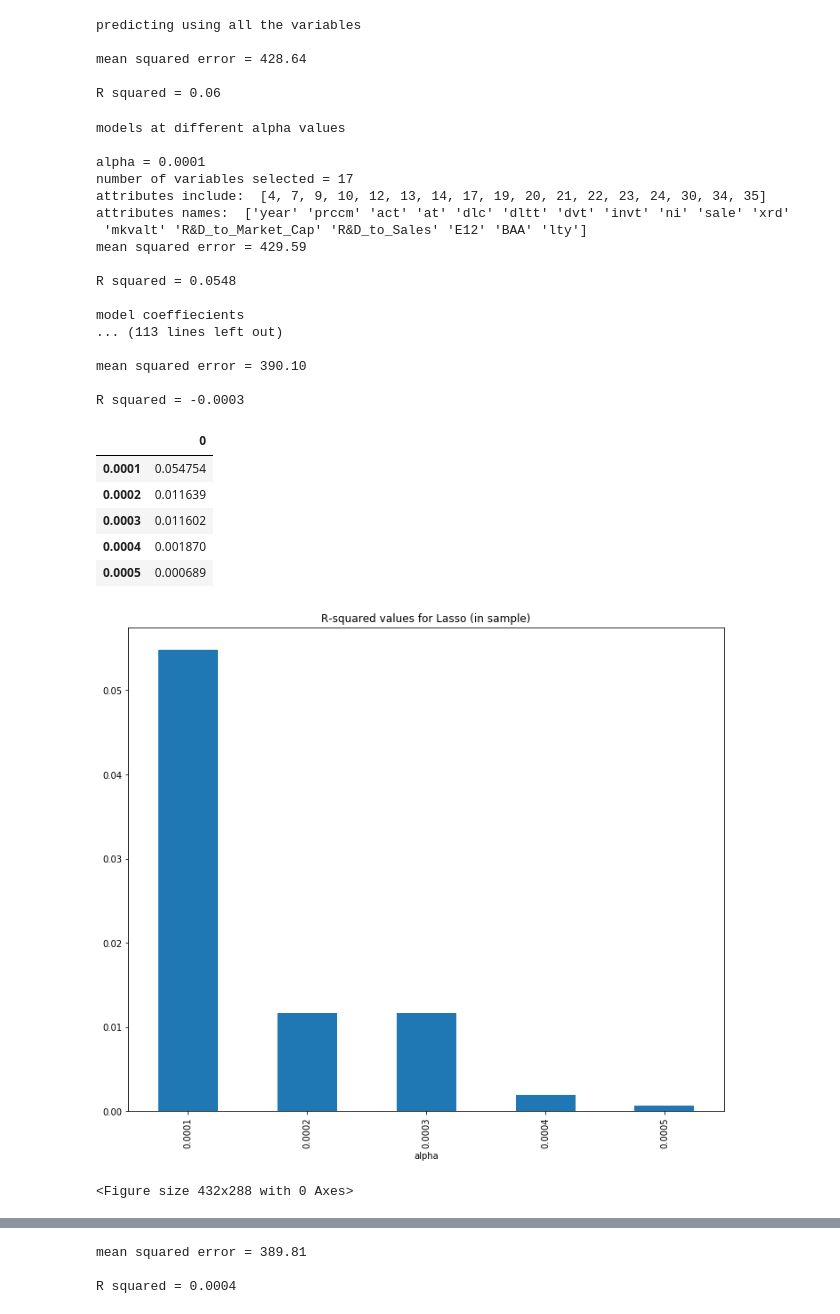
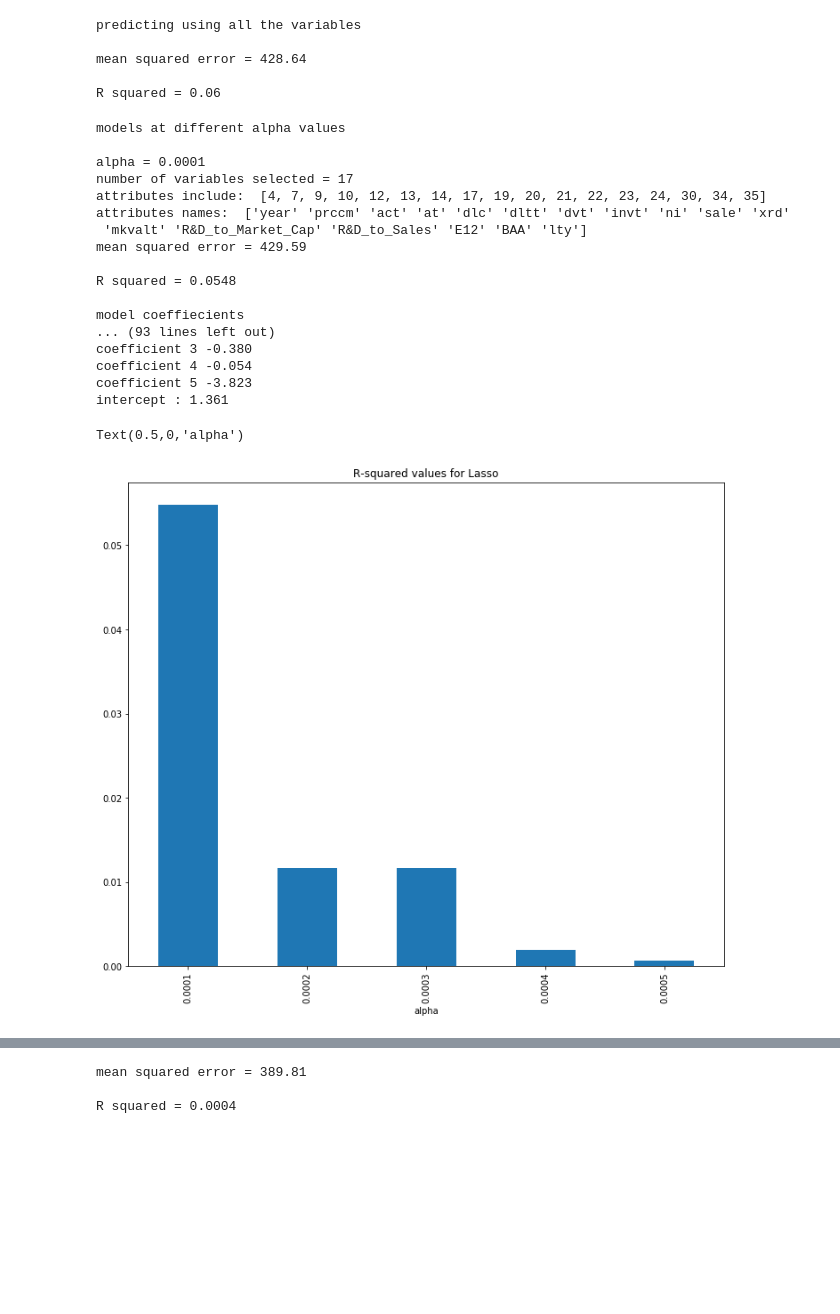
Before and after one commit to TimZhiX/Big-Data-in-Finance-II, a Jupyter notebook: Assignment2/BigData2_Assignment2_Group7.ipynb, the cells around one changed output, grey strips where cells are left out. Cells and saved outputs as stored; diff of their text form; code cells hidden in the pictures; blank space fills up the shorter version.

```diff
--- a/Assignment2/BigData2_Assignment2_Group7.ipynb
+++ b/Assignment2/BigData2_Assignment2_Group7.ipynb
@@ -166,7 +238,7 @@ warnings.filterwarnings('ignore')
 np.random.seed(123)
 # %%
 # load the data
-df = pd.read_csv('../data/stocks_presentations/Stocks_data.csv', low_memory = False, index_col=0)
+df = pd.read_csv('C:/Users/eric_/Documents/Stuff/Uni/Imperial/Notes/Courses/Summer/Big Data 2/Assignment/2/data/Stocks_data.csv', low_memory = False, index_col=0)
 
 # check data structure
 df.shape
@@ -477,11 +558,7 @@ print("\nmodels at different alpha values\n")
 # alpa_values = [0.22, 0.08, 0.01]
 alpa_values = [0.0001, 0.0002, 0.0003, 0.0004, 0.0005]
 rsq = []
-rsq2 = []
 for alpha in alpa_values:
-    # use train set to train
-    x, y = X_train, y_train.reshape(-1)
-    x.shape, y.shape
     indices = get_coef(x, y, alpha)
     print("alpha = %0.4f\nnumber of variables selected = %d" % (alpha, len(indices)))  # check coef
     print("attributes include: ", indices)  # check index
@@ -493,13 +570,6 @@ for alpha in alpa_values:
     model_worth(y, predicted_y)
     rsq.append(r_squared(y,predicted_y))
     view_model(model)
-
-    # use testset to predict
-    x, y = X_test, y_test.reshape(-1)
-    x_new = x[:, indices]
-    predicted_y = model.predict(x_new)
-    model_worth(y, predicted_y)
-    rsq2.append(r_squared(y,predicted_y))
 # %% [output]
 models at different alpha values
 
@@ -513,28 +583,16 @@ mean squared error = 429.59
 R squared = 0.0548
 
 model coeffiecients
-... (113 lines left out)
-
-mean squared error = 390.10
-
-R squared = -0.0003
+... (93 lines left out)
+coefficient 3 -0.380
+coefficient 4 -0.054
+coefficient 5 -3.823
+intercept : 1.361
 # %%
 rsq = pd.DataFrame(rsq)
 rsq.index= alpa_values
-rsq.plot(kind='bar',title='R-squared values for Lasso (in sample)',legend=False,figsize=(12,10))
+rsq.plot(kind='bar',title='R-squared values for Lasso',legend=False,figsize=(12,10))
 plt.xlabel("alpha")
-
-plt.figure()
-rsq2 = pd.DataFrame(rsq)
-rsq2.index= alpa_values
-rsq2.plot(kind='bar',title='R-squared values for Lasso (out of sample)',legend=False,figsize=(12,10))
-plt.xlabel("alpha")
 # %% [output]
-|  | 0 |
-| 0.0001 | 0.054754 |
-| 0.0002 | 0.011639 |
-| 0.0003 | 0.011602 |
-| 0.0004 | 0.001870 |
-| 0.0005 | 0.000689 |
+Text(0.5,0,'alpha')
-[figure, old version]
+[figure, new version]
-<Figure size 432x288 with 0 Axes>
```
Also changed, not shown: parts of 180 cells of this notebook.
